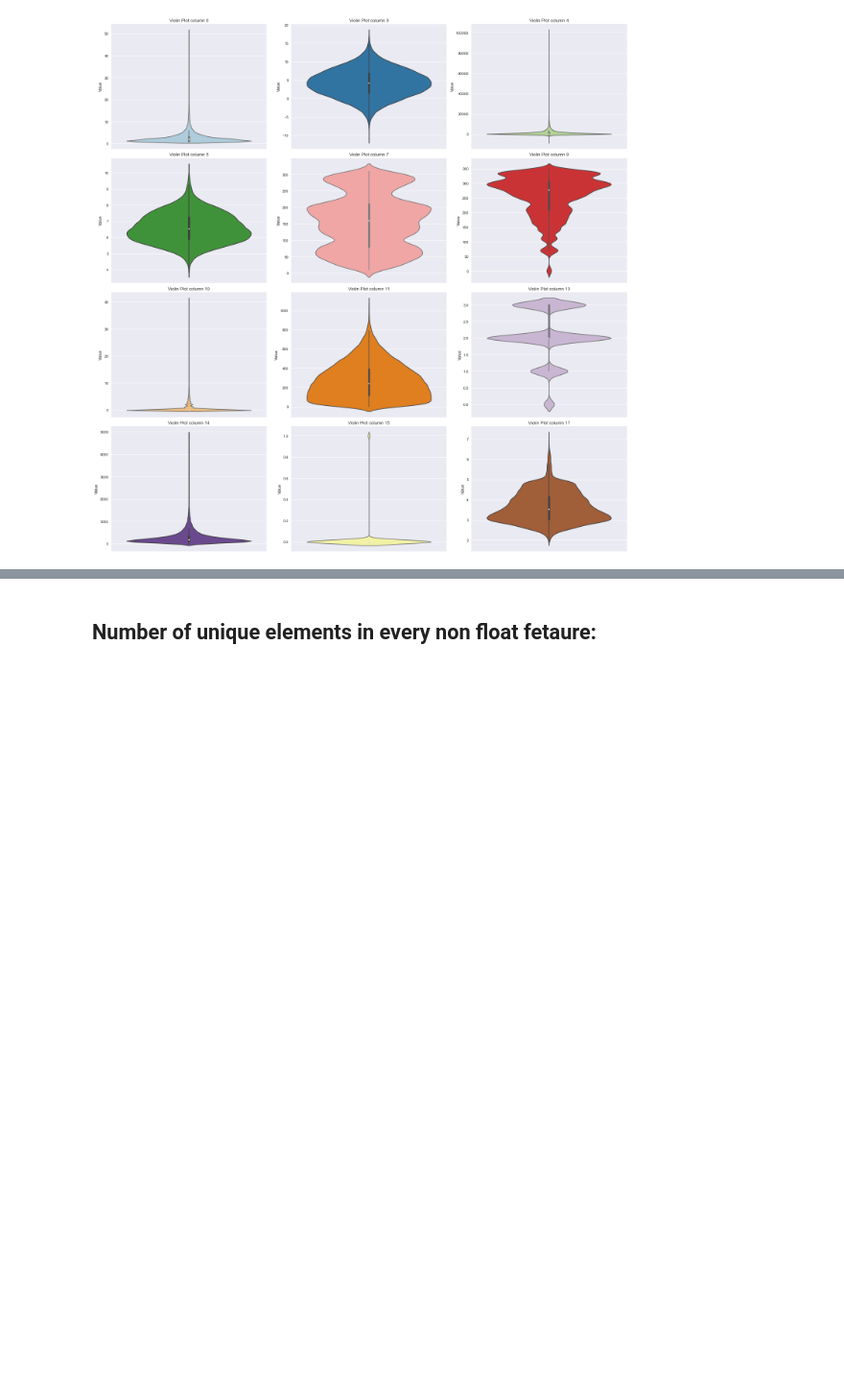
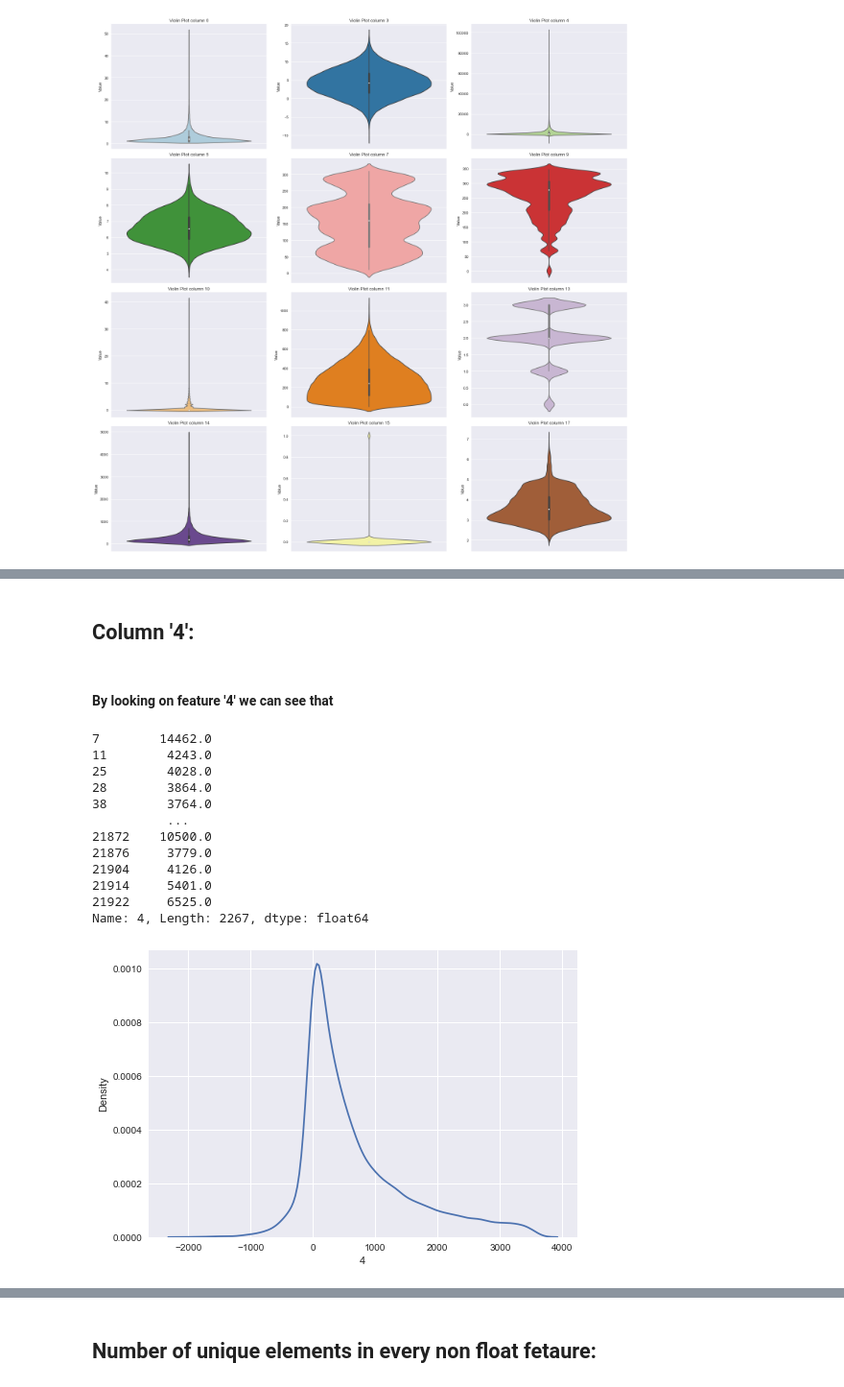
Before and after one commit to imishani/ML_Project, a Jupyter notebook: FinalProject.ipynb, the cells around one changed output, grey strips where cells are left out. Shown at 96% size. Cells and saved outputs as stored; diff of their text form; code cells hidden in the pictures; blank space fills up the shorter version.

```diff
--- a/FinalProject.ipynb
+++ b/FinalProject.ipynb
@@ -194,0 +287,20 @@ array([[nan, nan, nan, ..., nan, nan, nan],
+# %% [markdown]
+## Column '4':
+# %% [markdown]
+#### By looking on feature '4' we can see that
+# %%
+quart('4')
+# %% [output]
+7        14462.0
+11        4243.0
+25        4028.0
+28        3864.0
+38        3764.0
+          ...
+21872    10500.0
+21876     3779.0
+21904     4126.0
+21914     5401.0
+21922     6525.0
+Name: 4, Length: 2267, dtype: float64
+[figure, added]
```
Also changed, not shown: parts of 69 cells of this notebook.
